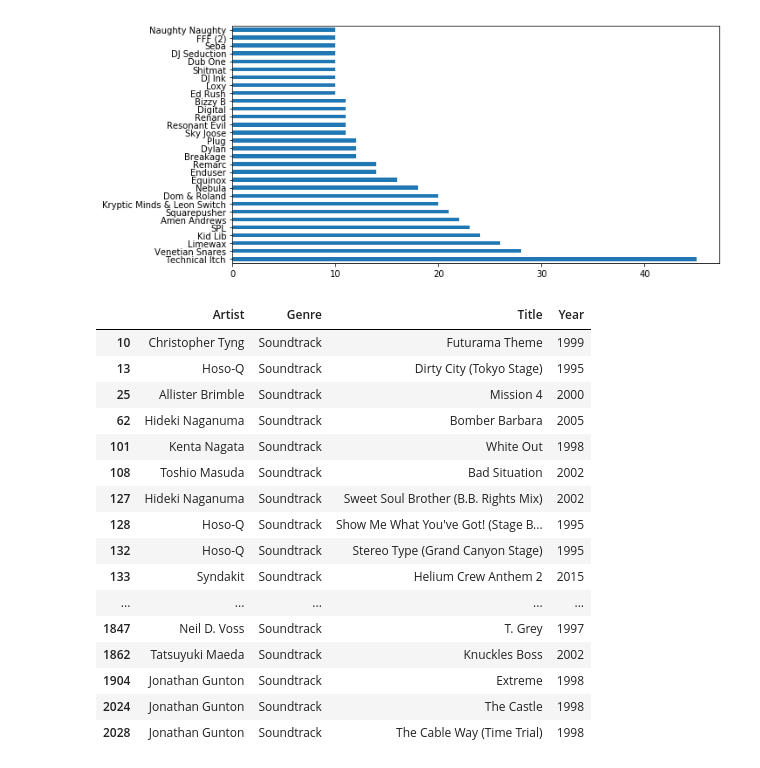
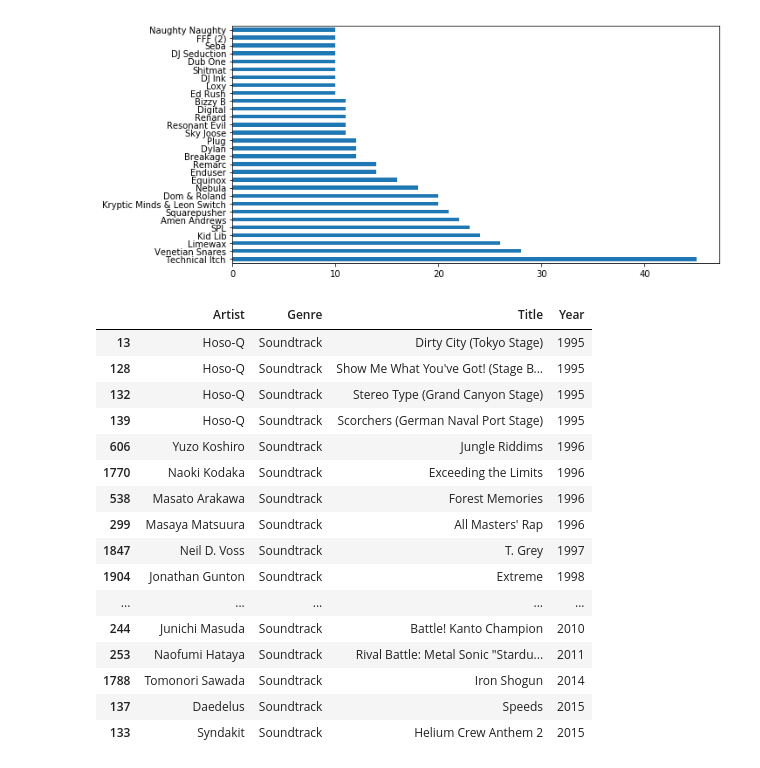
Before and after one commit to 2109Sot/studio-projects, a Jupyter notebook: code/who_sampled/who_sampled_scrape.ipynb, the cells around one changed output. Saved outputs shown, nothing was run; the diff lists cells and outputs as text; code cells hidden in the pictures.

```diff
--- a/code/who_sampled/who_sampled_scrape.ipynb
+++ b/code/who_sampled/who_sampled_scrape.ipynb
@@ -141,22 +141,22 @@ df['Artist'].value_counts().sort_values(ascending=False).head(30).plot(kind='bar
 <matplotlib.axes._subplots.AxesSubplot at 0x...>
 [figure]
 # %%
-df[df['Genre'] == 'Soundtrack']
+df[df['Genre'] == 'Soundtrack'].sort_values(by='Year')
 # %% [output]
 |  | Artist | Genre | Title | Year |
-| 10 | Christopher Tyng | Soundtrack | Futurama Theme | 1999 |
 | 13 | Hoso-Q | Soundtrack | Dirty City (Tokyo Stage) | 1995 |
-| 25 | Allister Brimble | Soundtrack | Mission 4 | 2000 |
-| 62 | Hideki Naganuma | Soundtrack | Bomber Barbara | 2005 |
-| 101 | Kenta Nagata | Soundtrack | White Out | 1998 |
-| 108 | Toshio Masuda | Soundtrack | Bad Situation | 2002 |
-| 127 | Hideki Naganuma | Soundtrack | Sweet Soul Brother (B.B. Rights Mix) | 2002 |
 | 128 | Hoso-Q | Soundtrack | Show Me What You've Got! (Stage B... | 1995 |
 | 132 | Hoso-Q | Soundtrack | Stereo Type (Grand Canyon Stage) | 1995 |
+| 139 | Hoso-Q | Soundtrack | Scorchers (German Naval Port Stage) | 1995 |
+| 606 | Yuzo Koshiro | Soundtrack | Jungle Riddims | 1996 |
+| 1770 | Naoki Kodaka | Soundtrack | Exceeding the Limits | 1996 |
+| 538 | Masato Arakawa | Soundtrack | Forest Memories | 1996 |
+| 299 | Masaya Matsuura | Soundtrack | All Masters' Rap | 1996 |
+| 1847 | Neil D. Voss | Soundtrack | T. Grey | 1997 |
+| 1904 | Jonathan Gunton | Soundtrack | Extreme | 1998 |
+| ... | ... | ... | ... | ... |
+| 244 | Junichi Masuda | Soundtrack | Battle! Kanto Champion | 2010 |
+| 253 | Naofumi Hataya | Soundtrack | Rival Battle: Metal Sonic "Stardu... | 2011 |
+| 1788 | Tomonori Sawada | Soundtrack | Iron Shogun | 2014 |
+| 137 | Daedelus | Soundtrack | Speeds | 2015 |
 | 133 | Syndakit | Soundtrack | Helium Crew Anthem 2 | 2015 |
-| ... | ... | ... | ... | ... |
-| 1847 | Neil D. Voss | Soundtrack | T. Grey | 1997 |
-| 1862 | Tatsuyuki Maeda | Soundtrack | Knuckles Boss | 2002 |
-| 1904 | Jonathan Gunton | Soundtrack | Extreme | 1998 |
-| 2024 | Jonathan Gunton | Soundtrack | The Castle | 1998 |
-| 2028 | Jonathan Gunton | Soundtrack | The Cable Way (Time Trial) | 1998 |
```
Also changed, not shown: 38 other files.
